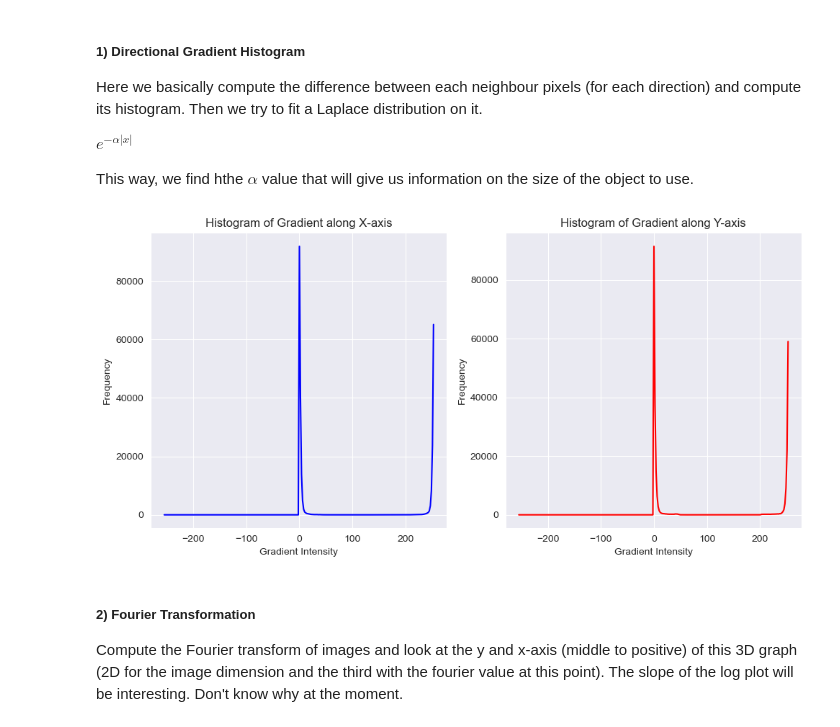
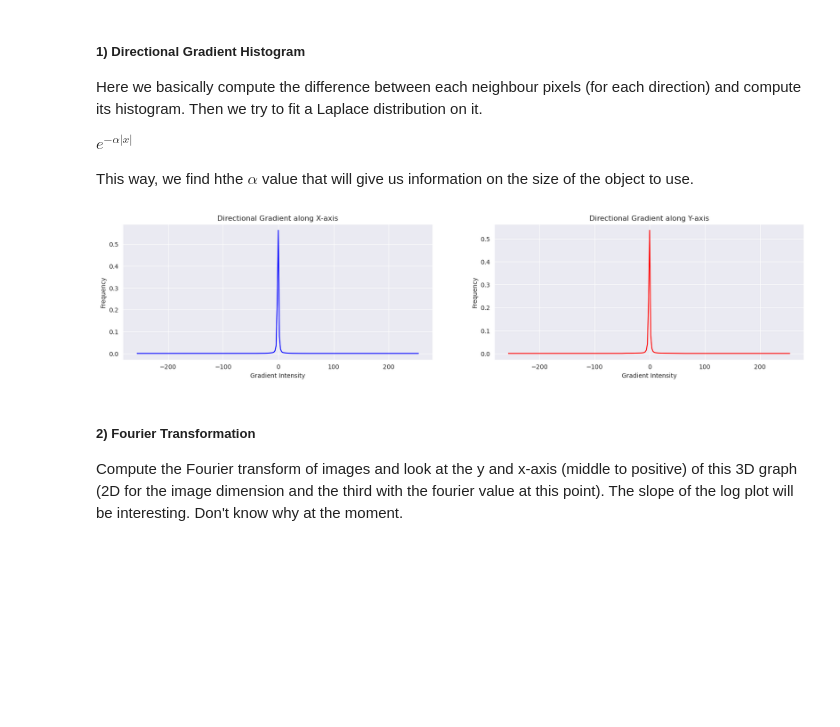
Before and after one commit to paulo-03/research_project_master, a Jupyter notebook: local_files/synthetic_images.ipynb, the cells around one changed output. Cells and saved outputs as stored; diff of their text form; code cells hidden in the pictures; blank space fills up the shorter version.

```diff
--- a/local_files/synthetic_images.ipynb
+++ b/local_files/synthetic_images.ipynb
@@ -148,37 +121,11 @@ Here we basically compute the difference between each neighbour pixels (for each
 $e^{-\alpha|x|}$
 
 This way, we find hthe $\alpha$ value that will give us information on the size of the object to use.
-# %%
-# Compute gradients along x-axis and y-axis
-gradient_x = np.diff(l506_qd[55], axis=1)
-gradient_y = np.diff(l506_qd[55], axis=0)
-
-# Flatten the gradient arrays to compute histograms
-gradient_x_flat = gradient_x.flatten()
-gradient_y_flat = gradient_y.flatten()
-
-# Compute histograms
-hist_x, bins_x = np.histogram(gradient_x_flat, bins=256, range=(-255, 255))
-hist_y, bins_y = np.histogram(gradient_y_flat, bins=256, range=(-255, 255))
-
-# Plot histograms
-plt.figure(figsize=(10, 5))
-plt.subplot(1, 2, 1)
-plt.plot(bins_x[:-1], hist_x, color='blue')
-plt.title('Histogram of Gradient along X-axis')
-plt.xlabel('Gradient Intensity')
-plt.ylabel('Frequency')
-
-plt.subplot(1, 2, 2)
-plt.plot(bins_y[:-1], hist_y, color='red')
-plt.title('Histogram of Gradient along Y-axis')
-plt.xlabel('Gradient Intensity')
-plt.ylabel('Frequency')
-
-plt.tight_layout()
-plt.show()
-# %% [output]
-[figure, removed]
+# %%
+# let's select one image to create function that compute distribution of directional gradient histogram
+grad_dist_x, grad_dist_y, grad_intensity = l506_fd.directional_gradient(plot=True)
+# %% [output]
+[figure, added]
 # %% [markdown]
 ##### 2) Fourier Transformation
 
```
Also changed, not shown: parts of 15 cells of this notebook, 5 other files.
